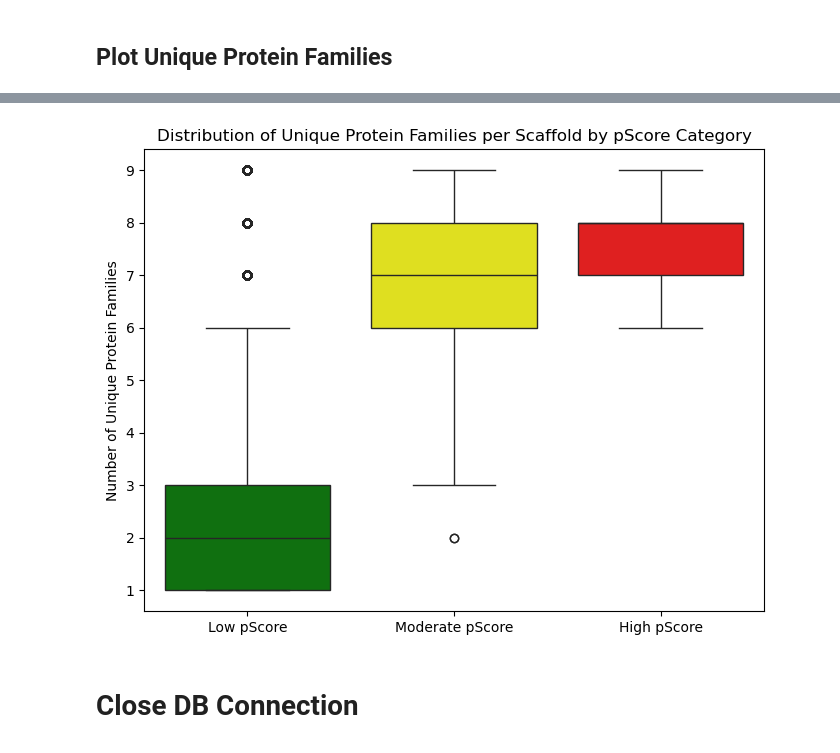
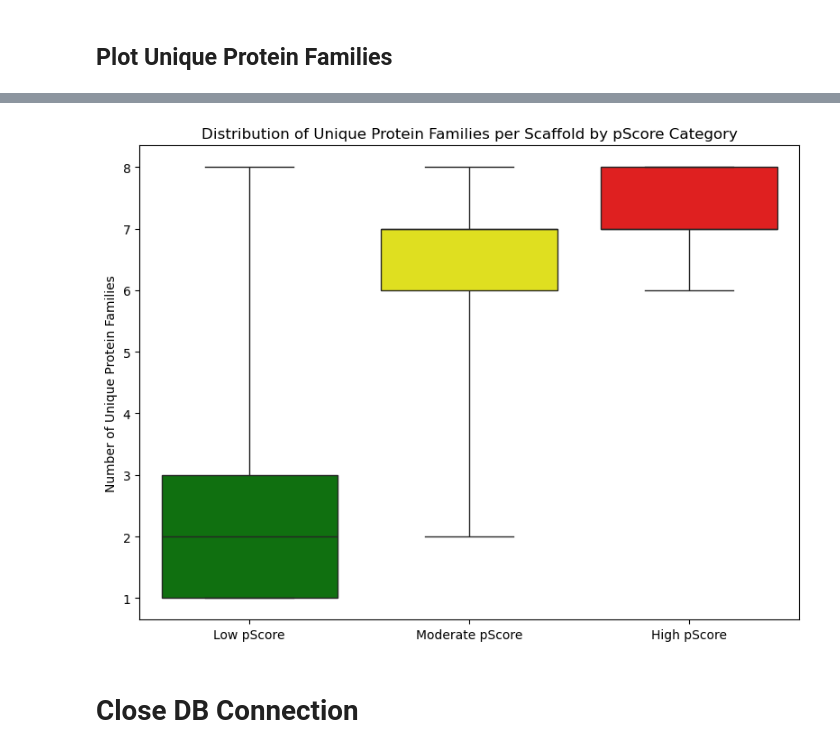
Before and after one commit to unmtransinfo/Badapple2, a Jupyter notebook: src/notebooks/target_pscore_analysis.ipynb, the cells around one changed output, grey strips where cells are left out. Drawn from its saved outputs; the diff is of its cells as text; code cells hidden in the pictures.

Commit message:
update plots, handle special case of TF; Epigenetic

```diff
--- a/src/notebooks/target_pscore_analysis.ipynb
+++ b/src/notebooks/target_pscore_analysis.ipynb
@@ -221,6 +221,7 @@ merged_df = pd.merge(scaf2prottarget_df, pscore_df, on="scafid", how="left")
     - Number of unique protein families per scaffold
 # %%
 PSCORE_CATEGORIES = ['Low pScore', 'Moderate pScore', 'High pScore']
+PSCORE_COLORS = ["green", "yellow", "red"]
 # %%
 def classify_pScore(pScore):
     if pScore < 100:
@@ -232,3 +251,14 @@ def classify_pScore(pScore):
+# %%
+def create_boxplots(stats_df: pd.DataFrame, x_col: str, y_col: str, hue_col: str, yscale: str, ylabel: str, title: str,
+                    whiskers: tuple = (0,100), pallette=PSCORE_COLORS, xlabel: str = ""):
+    plt.figure(figsize=(8, 6))
+    sns.boxplot(data=stats_df, x=x_col, y=y_col, hue=hue_col, palette=pallette, whis=whiskers)
+    plt.yscale(yscale)
+    plt.xlabel(xlabel)
+    plt.ylabel(ylabel)
+    plt.title(title)
+    plt.tight_layout()
+    plt.show()
 # %% [markdown]
 ## Plot Unique Targets
 # %%
@@ -281,0 +288,16 @@ protein_family_df = protein_target_df.dropna(subset=["protein_family"])[["target
+# %%
+protein_family_df = protein_target_df.dropna(subset=["protein_family"])[["target_id", "protein_family"]]
+
+# handle special case where N=2 proteins classified as both TF and Epigenetic
+idx = protein_family_df["protein_family"] == "TF; Epigenetic"
+target_ids = protein_family_df.loc[idx, "target_id"]
+# reset to TF
+protein_family_df.loc[idx, "protein_family"] = "TF"
+# add entry for Epigenetic
+new_rows = [
+    {'target_id': target_ids.iloc[0], 'protein_family': "Epigenetic"},
+    {'target_id': target_ids.iloc[1], 'protein_family': "Epigenetic"}
+]
+df_app = pd.DataFrame(new_rows, columns=protein_family_df.columns)
+protein_family_df = pd.concat([protein_family_df, df_app], ignore_index=True)
+print(protein_family_df[protein_family_df["target_id"].isin(target_ids)])
@@ -370,16 +382,9 @@ plt.show()
 # %%
-plt.figure(figsize=(8, 6))
-ax = sns.boxplot(data=scaf_family_stats, x="pScore_category", y="unique_protein_families", hue="pScore_category", palette=colors)
-
-# Formatting
-plt.yscale("linear")
-plt.xlabel("")
-plt.ylabel("Number of Unique Protein Families")
-plt.title("Distribution of Unique Protein Families per Scaffold by pScore Category")
-
-plt.show()
+create_boxplots(scaf_family_stats, "pScore_category", "unique_protein_families", "pScore_category",
+                "linear", "Number of Unique Protein Families",
+                "Distribution of Unique Protein Families per Scaffold by pScore Category")
 # %% [output]
-[figure, old version]
+[figure, new version]
 # %% [markdown]
 # Close DB Connection
 # %%
```
Also changed, not shown: parts of 18 cells of this notebook.
